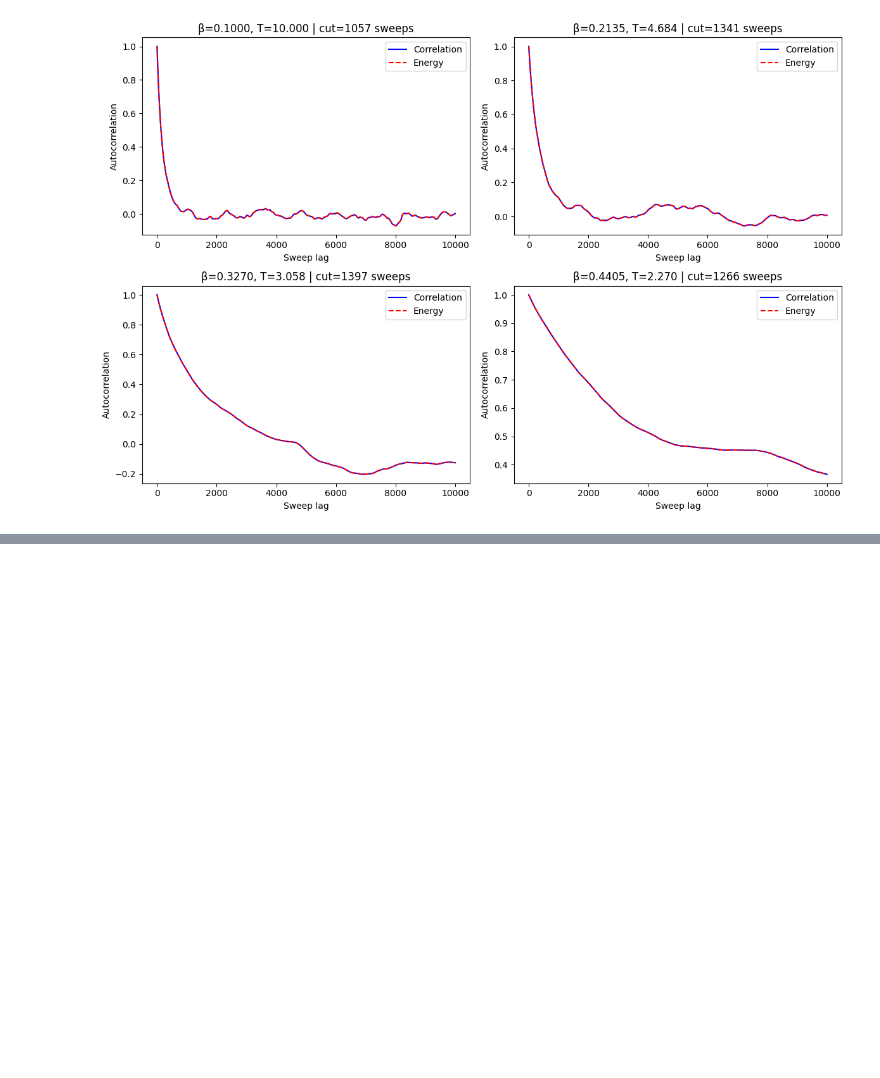
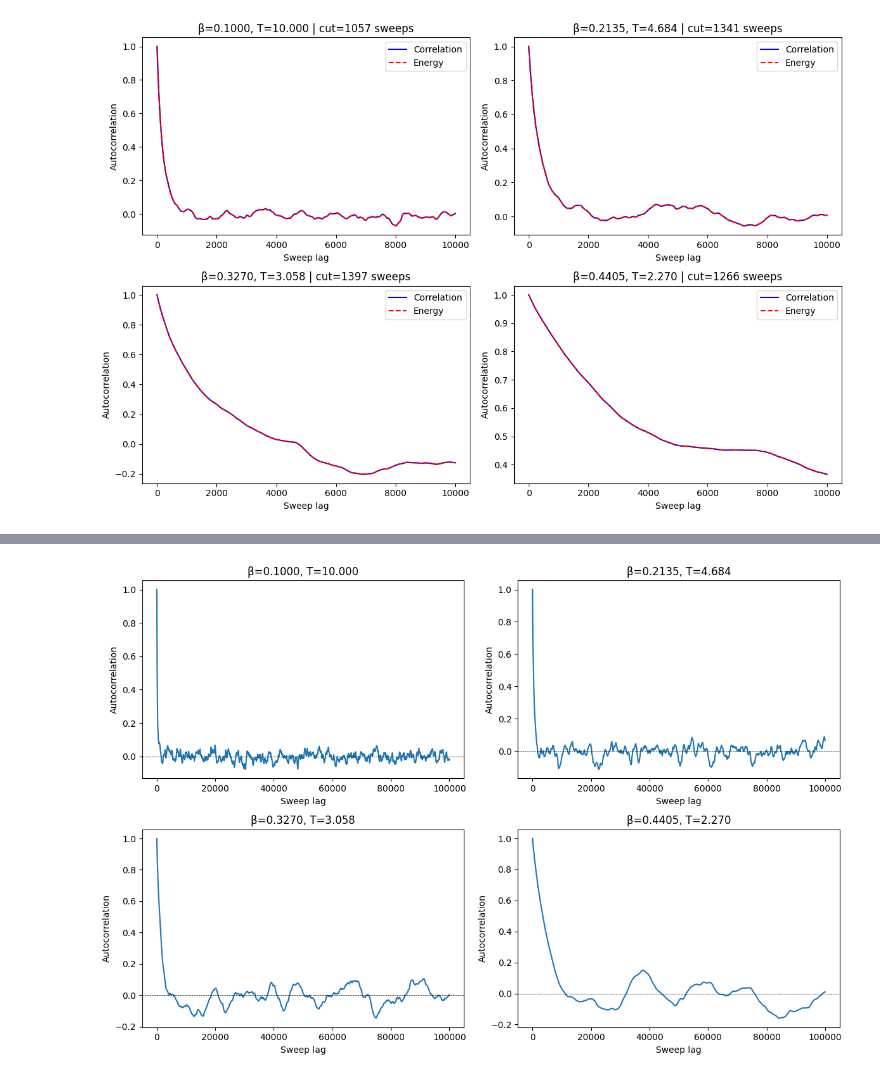
Before and after one commit to bekor/percolation_poc_cpp, a Jupyter notebook: notebook/visualisaton.ipynb, the cells around one changed output, grey strips where cells are left out. Cells and saved outputs as stored; diff of their text form; code cells hidden in the pictures; blank space fills up the shorter version.

```diff
--- a/notebook/visualisaton.ipynb
+++ b/notebook/visualisaton.ipynb
@@ -661,7 +606,7 @@ generate_video_from_flat_vectors_span(ising_metrics_01d['evolution'][0], ising_m
 # %% [markdown]
 # Ising 30x30 matrix 10 million iteration 0.01 beta
 # %%
-ising_metrics_001 = load_metrics_ising("ising_metrics/ising_metrics_30_10000000_0.010000.h5", True)
+ising_metrics_001 = load_metrics_ising("ising_metrics/ising_metrics_30_10000000_0.010000.h5", True, False)
 # %%
 ising_data_001 = organize_to_data_frame(ising_metrics_001)
 plot_energy_acceptance(ising_data_001, 0, 'at 0.01 beta')
@@ -895,0 +868,5 @@ length of stage: 248734
+# %%
+betas_2mov = sorted(set(im_2moving["beta"]))
+plot_all_stages(im_2moving["correlation"], betas_2mov)
+# %% [output]
+[figure, added]
```
Also changed, not shown: parts of 44 cells of this notebook, 9 other files.
